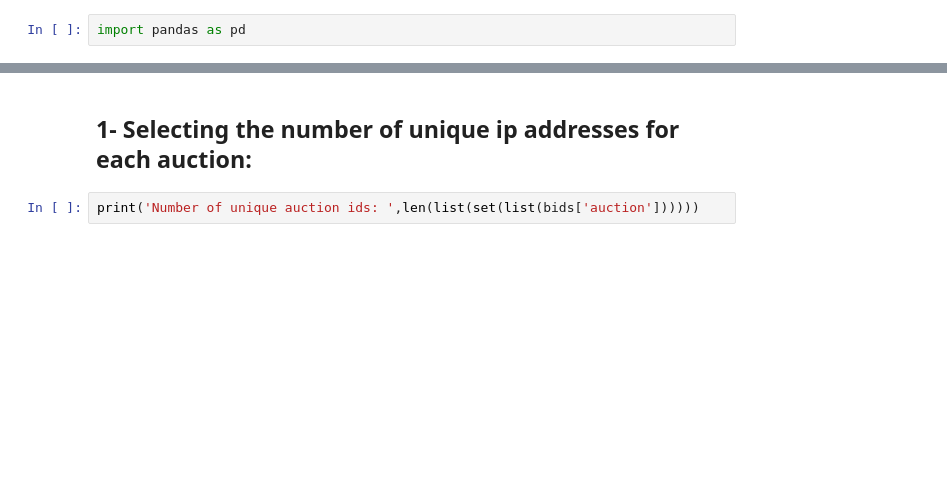
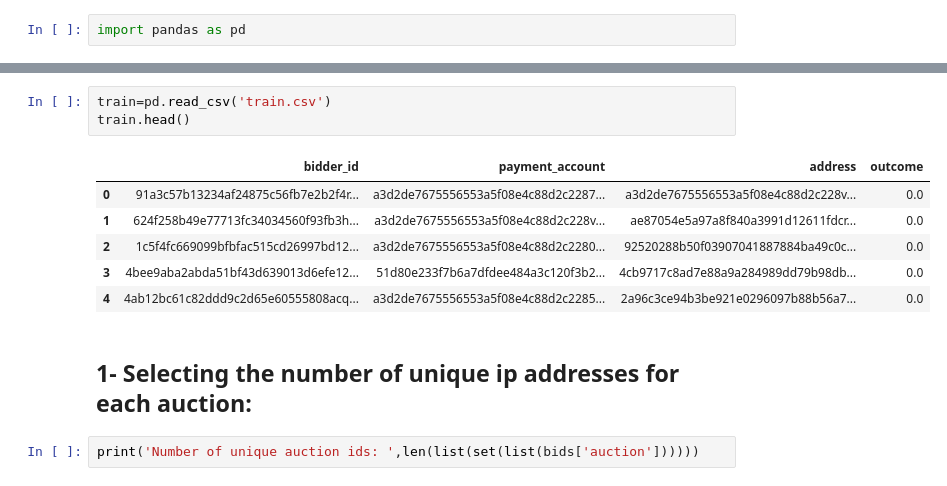
Before and after one commit to YoussefEssDS/Data-analysis, a Jupyter notebook: Online auction bids analysis.ipynb, the cells around one changed output, grey strips where cells are left out. Drawn from its saved outputs; the diff is of its cells as text; blank space fills up the shorter version.

```diff
--- a/Online auction bids analysis.ipynb
+++ b/Online auction bids analysis.ipynb
@@ -10,6 +10,16 @@ bids.head()
 | 2 | 2 | aa5f360084278b35d746fa6af3a7a1a5r... | wa00e | home goods | phone2 | 9759243157894736 | py | 112.54.208.157 | vasstdc27m7nks3 |
 | 3 | 3 | 3939ac3ef7d472a59a9c5f893dd3e39fh... | jefix | jewelry | phone4 | 9759243157894736 | in | 18.99.175.133 | vasstdc27m7nks3 |
 | 4 | 4 | 8393c48eaf4b8fa96886edc7cf27b372d... | jefix | jewelry | phone5 | 9759243157894736 | in | 145.138.5.37 | vasstdc27m7nks3 |
+# %%
+train=pd.read_csv('train.csv')
+train.head()
+# %% [output]
+|  | bidder_id | payment_account | address | outcome |
+| 0 | 91a3c57b13234af24875c56fb7e2b2f4r... | a3d2de7675556553a5f08e4c88d2c2287... | a3d2de7675556553a5f08e4c88d2c228v... | 0.0 |
+| 1 | 624f258b49e77713fc34034560f93fb3h... | a3d2de7675556553a5f08e4c88d2c228v... | ae87054e5a97a8f840a3991d12611fdcr... | 0.0 |
+| 2 | 1c5f4fc669099bfbfac515cd26997bd12... | a3d2de7675556553a5f08e4c88d2c2280... | 92520288b50f03907041887884ba49c0c... | 0.0 |
+| 3 | 4bee9aba2abda51bf43d639013d6efe12... | 51d80e233f7b6a7dfdee484a3c120f3b2... | 4cb9717c8ad7e88a9a284989dd79b98db... | 0.0 |
+| 4 | 4ab12bc61c82ddd9c2d65e60555808acq... | a3d2de7675556553a5f08e4c88d2c2285... | 2a96c3ce94b3be921e0296097b88b56a7... | 0.0 |
 # %% [markdown]
 ## 1- Selecting the number of unique ip addresses for each auction:
 # %%
```
Also changed, not shown: parts of 22 cells of this notebook, 4 other files.
